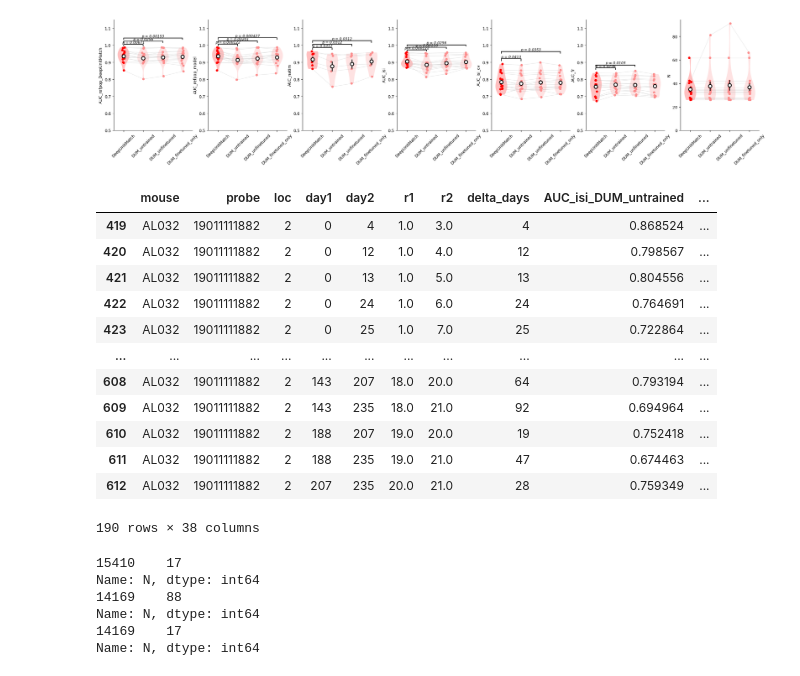
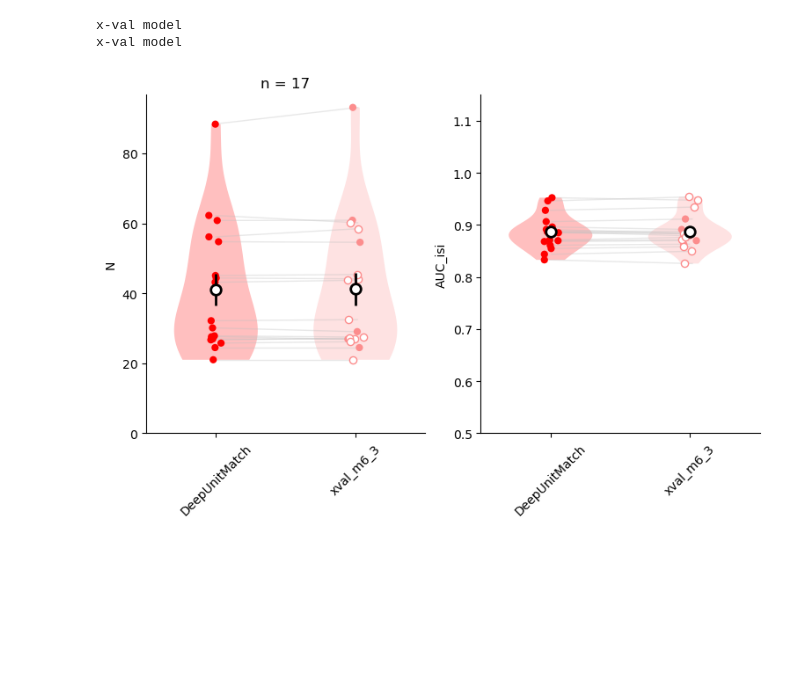
Before and after one commit to EnnyvanBeest/UnitMatch, a Jupyter notebook: UnitMatchPy/PaperAnalyses/figure-model-comparison.ipynb, the cells around one changed output. Cells and saved outputs as stored; diff of their text form; code cells hidden in the pictures; blank space fills up the shorter version.

Commit message:
Update figures

```diff
--- a/UnitMatchPy/PaperAnalyses/figure-model-comparison.ipynb
+++ b/UnitMatchPy/PaperAnalyses/figure-model-comparison.ipynb
@@ -247,25 +309,26 @@ def paired_violin_plot(
 
     return fig, ax
 # %%
-# RESULTS_DIR = r"\\znas.cortexlab.net\Lab\Share\UNITMATCHTABLES_ENNY_CELIAN_JULIE\DeepUM_NatMeth2026_V3_OnMergedData\results"
-RESULTS_DIR = r"\\znas.cortexlab.net\Lab\Share\UNITMATCHTABLES_ENNY_CELIAN_JULIE\DeepUM_NatMeth2026_V3_OnMergedData\results\N_set_by_UMPy"
+RESULTS_DIR = r"\\znas.cortexlab.net\Lab\Share\UNITMATCHTABLES_ENNY_CELIAN_JULIE\DeepUM_NatMeth2026_V3_OnMergedData\results"
+# RESULTS_DIR = r"\\znas.cortexlab.net\Lab\Share\UNITMATCHTABLES_ENNY_CELIAN_JULIE\DeepUM_NatMeth2026_V3_OnMergedData\results\N_set_by_UMPy"
 # RESULTS_DIR = r"\\znas.cortexlab.net\Lab\Share\UNITMATCHTABLES_ENNY_CELIAN_JULIE\DeepUM_NatMeth2026_V3_OnMergedData\results\N_set_by_DANT"
 # RESULTS_DIR = r"\\znas.cortexlab.net\Lab\Share\UNITMATCHTABLES_ENNY_CELIAN_JULIE\DeepUM_NatMeth2026_V3_OnMergedData\results\N_set_by_DeepUnitMatch"
 
 models = [
           "DeepUnitMatch",
         #   "UMPy",
-        #   "EMD",
         #   "DANT",
         #   "DANT_no_functional",
+        #   "EMD",
         #   "DUM_maxdist=20", "DUM_maxdist=50", "DUM_maxdist=100", "DUM_maxdist=inf",
         #   "UMPy_maxdist=20", "UMPy_maxdist=50", "UMPy_maxdist=100", "UMPy_maxdist=inf",
         #   "DUM_W_ij=1","DUM_W_ij=5","DUM_W_ij=10","DUM_W_ij=15","DUM_W_ij=20",
         #   "n_output=8_after_ae_and_finetune", "n_output=32_after_ae_and_finetune", "n_output=128_after_ae_and_finetune", "n_output=256_after_ae_and_finetune",
-          "DUM_untrained", "DUM_unfinetuned", "DUM_finetuned_only",
+        #   "DUM_untrained", "DUM_unfinetuned", "DUM_finetuned_only",
           # "exclude_mice_m1_1_after_ae_and_finetune", "exclude_mice_m1_2_after_ae_and_finetune", "exclude_mice_m1_3_after_ae_and_finetune",
           # "exclude_mice_m6_1_after_ae_and_finetune", "exclude_mice_m6_2_after_ae_and_finetune", "exclude_mice_m6_3_after_ae_and_finetune",
           # "exclude_mice_m12_1_after_ae_and_finetune", "exclude_mice_m12_2_after_ae_and_finetune", "exclude_mice_m12_3_after_ae_and_finetune",
+          "xval_m6_3",
             ]
 
 
@@ -295,36 +358,45 @@ keep = merged[n_cols].gt(19).any(axis=1)
 # filter and restore columns/index
 merged = merged[keep].reset_index()
 
-metrics_to_plot = ['AUC_refpop_DeepUnitMatch', 'AUC_refpop_model', 'AUC_natim', 'AUC_isi', 'AUC_isi_cv', 'AUC_fr', 'N']
-# metrics_to_plot = ['AUC_isi', 'AUC_isi_KL', 'AUC_isi_Wassertstein', 'N']
+
+metrics_to_plot = ['N', 'AUC_isi']
+# metrics_to_plot = ['N', 'AUC_isi', 'AUC_fr_norm', 'AUC_refpop_model', 'AUC_natim']
+# metrics_to_plot = ['AUC_refpop_DeepUnitMatch', 'AUC_refpop_model', 'AUC_natim', 'AUC_isi', 'AUC_isi_cv', 'AUC_fr_norm', 'N']
+# metrics_to_plot = ['AUC_isi', 'AUC_isi_KL', 'AUC_isi_Wasserstein', 'N']
 
 fig, axes = plt.subplots(1, len(metrics_to_plot), figsize=[1+4*len(metrics_to_plot), 5])
 for idx, metric_to_plot in enumerate(metrics_to_plot):
 
     # REPLACE NANS WITH 0.5
     AUC_columns = [f"{metric_to_plot}_{model}" for model in models]
     merged_cut = merged[~np.all(np.isnan(merged[AUC_columns]), axis=1)]
     merged_cut = merged_cut.fillna(0.5) # remaining AUCs set to 0.5
 
     M = []
     for model in models:
         avg_metric_by_mouse = merged_cut.groupby("mouse")[f"{metric_to_plot}_{model}"].mean()
-        if metric_to_plot in ['AUC_fr', 'AUC_isi_cv', 'AUC_isi_KL', 'AUC_isi_Wassertstein']:
+        if metric_to_plot in ['AUC_fr', 'AUC_fr_norm', 'AUC_isi_cv', 'AUC_isi_KL', 'AUC_isi_Wasserstein']:
             avg_metric_by_mouse = 1-avg_metric_by_mouse
         M.append(avg_metric_by_mouse.values)
 
     M = np.asarray(M)
     M = M[:, ~np.all(np.isnan(M), axis=0)]
+    mouse_list = avg_metric_by_mouse.index.to_list()
     fig, ax = paired_violin_plot(
         M,
+        mouse_list = mouse_list,
         labels=models,
         ylabel=metric_to_plot,
         comparisons=0,   # or "all" or [(0,3), (1,4)]
         show_violin = True,
         colors = None,
         ax=axes[idx]
     )
     if metric_to_plot != 'N':
         ax.set_ylim(bottom=0.5, top=1.15)
+    else:
+        ax.set_title(f"n = {len(mouse_list)}")
 # %% [output]
+x-val model
+x-val model
-[figure, old version]
+[figure, new version]
@@ -333,16 +402,0 @@ merged_cut = merged_cut[merged_cut['mouse'] == 'AL032']
-# %%
-merged[merged['N_DUM_untrained'] != merged['N_DUM_unfinetuned']]
-# %% [output]
-|  | mouse | probe | loc | day1 | day2 | r1 | r2 | delta_days | AUC_isi_DUM_untrained | ... |
-| 419 | AL032 | 19011111882 | 2 | 0 | 4 | 1.0 | 3.0 | 4 | 0.868524 | ... |
-| 420 | AL032 | 19011111882 | 2 | 0 | 12 | 1.0 | 4.0 | 12 | 0.798567 | ... |
-| 421 | AL032 | 19011111882 | 2 | 0 | 13 | 1.0 | 5.0 | 13 | 0.804556 | ... |
-| 422 | AL032 | 19011111882 | 2 | 0 | 24 | 1.0 | 6.0 | 24 | 0.764691 | ... |
-| 423 | AL032 | 19011111882 | 2 | 0 | 25 | 1.0 | 7.0 | 25 | 0.722864 | ... |
-| ... | ... | ... | ... | ... | ... | ... | ... | ... | ... | ... |
-| 608 | AL032 | 19011111882 | 2 | 143 | 207 | 18.0 | 20.0 | 64 | 0.793194 | ... |
-| 609 | AL032 | 19011111882 | 2 | 143 | 235 | 18.0 | 21.0 | 92 | 0.694964 | ... |
-| 610 | AL032 | 19011111882 | 2 | 188 | 207 | 19.0 | 20.0 | 19 | 0.752418 | ... |
-| 611 | AL032 | 19011111882 | 2 | 188 | 235 | 19.0 | 21.0 | 47 | 0.674463 | ... |
-| 612 | AL032 | 19011111882 | 2 | 207 | 235 | 20.0 | 21.0 | 28 | 0.759349 | ... |
-190 rows × 38 columns
@@ -368,11 +402,0 @@ df3 = (
-# %%
-print(df1[(df1['mouse'] == 'AL032') & (df1['loc'] == '2') & (df1['r1'] == 1) & (df1['r2'] == 3)]['N'])
-print(df2[(df2['mouse'] == 'AL032') & (df2['loc'] == '2') & (df2['r1'] == 1) & (df2['r2'] == 3)]['N'])
-print(df3[(df3['mouse'] == 'AL032') & (df3['loc'] == '2') & (df3['r1'] == 1) & (df3['r2'] == 3)]['N'])
-# %% [output]
-15410    17
-Name: N, dtype: int64
-14169    88
-Name: N, dtype: int64
-14169    17
-Name: N, dtype: int64
```
Also changed, not shown: parts of 3 cells of this notebook, 2 other files.
